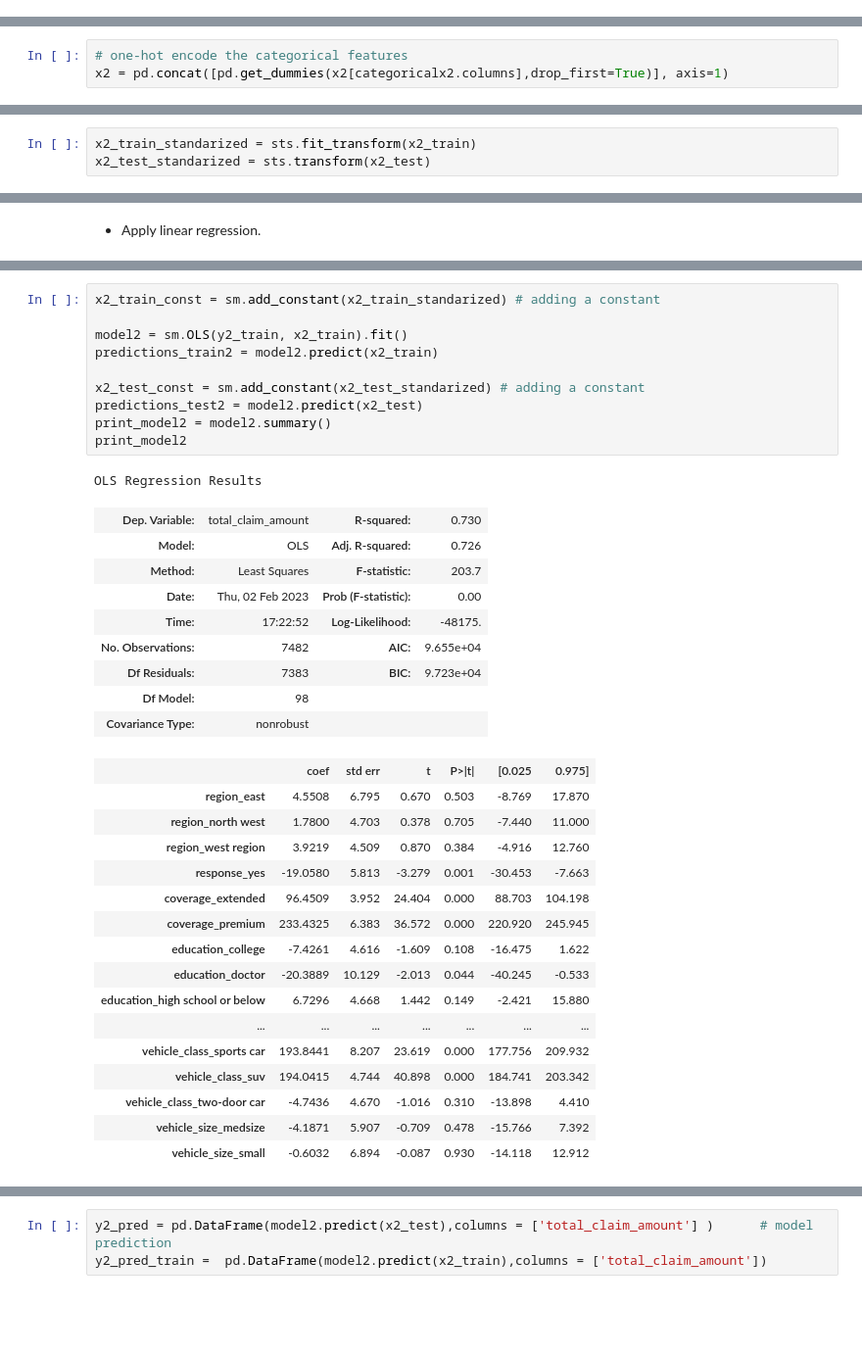
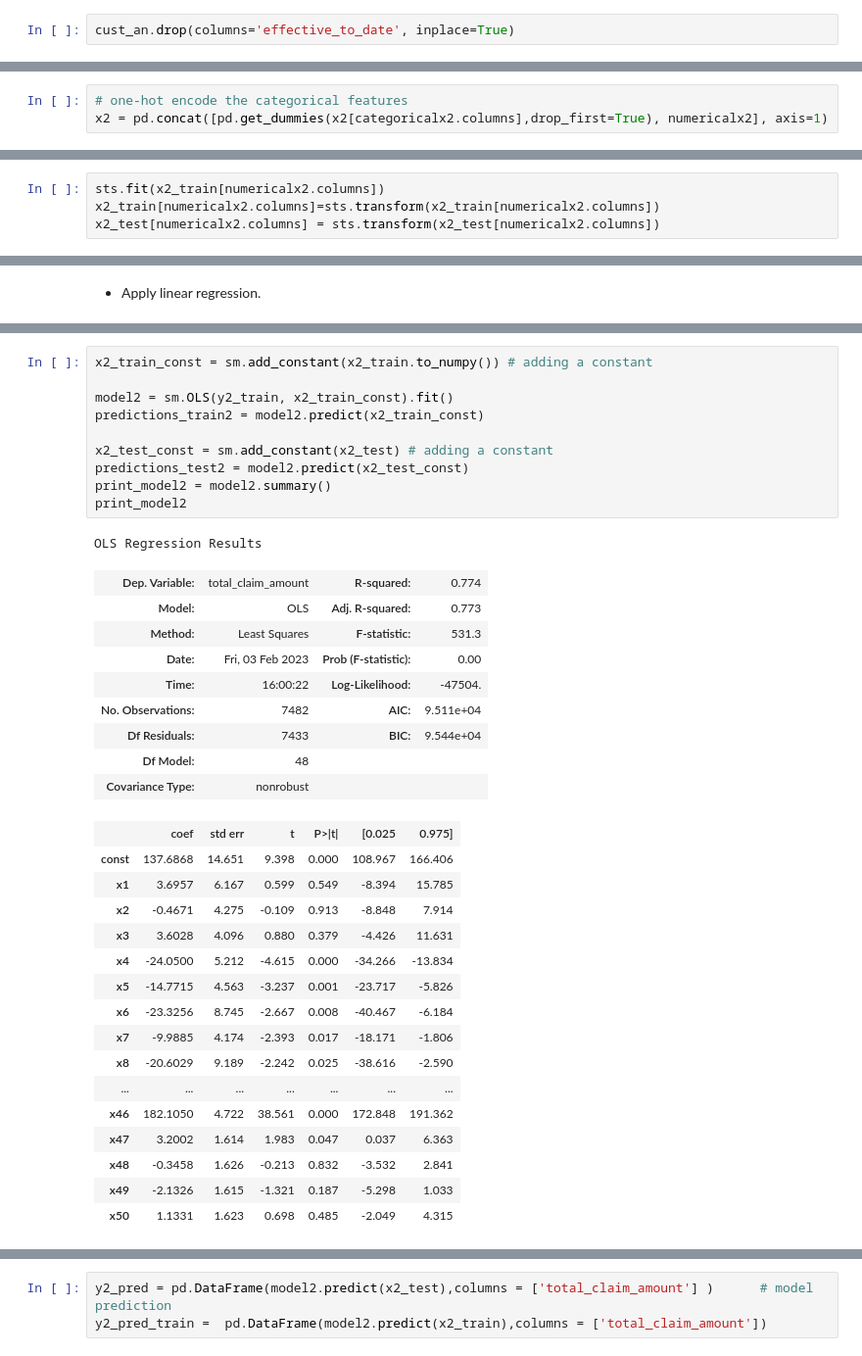
Before and after one commit to MLB-95/IH_LABS, a Jupyter notebook: LABS/week4/linear regression.ipynb, the cells around one changed output, grey strips where cells are left out. Shown at 98% size. Saved outputs shown, nothing was run; the diff lists cells and outputs as text; blank space fills up the shorter version.

```diff
--- a/LABS/week4/linear regression.ipynb
+++ b/LABS/week4/linear regression.ipynb
@@ -34,6 +34,8 @@ cust_an
 | 10687 | west region | 11971 | no | premium | college | 2/13/11 | feb | ... |
 | 10688 | central | 6857 | no | basic | bachelor | 1/8/11 | jan | ... |
 10689 rows × 24 columns
+# %%
+cust_an.drop(columns='effective_to_date', inplace=True)
 # %%
 numericalx = cust_an.select_dtypes(np.number)
 categoricalx = cust_an.select_dtypes(object)
@@ -327,3 +344,3 @@ categoricalx2 = x2.select_dtypes(object)
 # %%
 # one-hot encode the categorical features
-x2 = pd.concat([pd.get_dummies(x2[categoricalx2.columns],drop_first=True)], axis=1)
+x2 = pd.concat([pd.get_dummies(x2[categoricalx2.columns],drop_first=True), numericalx2], axis=1)
@@ -355,3 +422,4 @@ Index(['region_east', 'region_north west', 'region_west region',
 # %%
-x2_train_standarized = sts.fit_transform(x2_train)
-x2_test_standarized = sts.transform(x2_test)
+sts.fit(x2_train[numericalx2.columns])
+x2_train[numericalx2.columns]=sts.transform(x2_train[numericalx2.columns])
+x2_test[numericalx2.columns] = sts.transform(x2_test[numericalx2.columns])
@@ -384,37 +476,37 @@ dtype: float64
 # %%
-x2_train_const = sm.add_constant(x2_train_standarized) # adding a constant
+x2_train_const = sm.add_constant(x2_train.to_numpy()) # adding a constant
 
-model2 = sm.OLS(y2_train, x2_train).fit()
-predictions_train2 = model2.predict(x2_train)
+model2 = sm.OLS(y2_train, x2_train_const).fit()
+predictions_train2 = model2.predict(x2_train_const)
 
-x2_test_const = sm.add_constant(x2_test_standarized) # adding a constant
-predictions_test2 = model2.predict(x2_test)
+x2_test_const = sm.add_constant(x2_test) # adding a constant
+predictions_test2 = model2.predict(x2_test_const)
 print_model2 = model2.summary()
 print_model2
 # %% [output]
 OLS Regression Results
-| Dep. Variable: | total_claim_amount | R-squared: | 0.730 |
-| Model: | OLS | Adj. R-squared: | 0.726 |
-| Method: | Least Squares | F-statistic: | 203.7 |
-| Date: | Thu, 02 Feb 2023 | Prob (F-statistic): | 0.00 |
-| Time: | 17:22:52 | Log-Likelihood: | -48175. |
-| No. Observations: | 7482 | AIC: | 9.655e+04 |
-| Df Residuals: | 7383 | BIC: | 9.723e+04 |
-| Df Model: | 98 |  |  |
+| Dep. Variable: | total_claim_amount | R-squared: | 0.774 |
+| Model: | OLS | Adj. R-squared: | 0.773 |
+| Method: | Least Squares | F-statistic: | 531.3 |
+| Date: | Fri, 03 Feb 2023 | Prob (F-statistic): | 0.00 |
+| Time: | 16:00:22 | Log-Likelihood: | -47504. |
+| No. Observations: | 7482 | AIC: | 9.511e+04 |
+| Df Residuals: | 7433 | BIC: | 9.544e+04 |
+| Df Model: | 48 |  |  |
 | Covariance Type: | nonrobust |  |  |
 |  | coef | std err | t | P>|t| | [0.025 | 0.975] |
-| region_east | 4.5508 | 6.795 | 0.670 | 0.503 | -8.769 | 17.870 |
-| region_north west | 1.7800 | 4.703 | 0.378 | 0.705 | -7.440 | 11.000 |
-| region_west region | 3.9219 | 4.509 | 0.870 | 0.384 | -4.916 | 12.760 |
-| response_yes | -19.0580 | 5.813 | -3.279 | 0.001 | -30.453 | -7.663 |
-| coverage_extended | 96.4509 | 3.952 | 24.404 | 0.000 | 88.703 | 104.198 |
-| coverage_premium | 233.4325 | 6.383 | 36.572 | 0.000 | 220.920 | 245.945 |
-| education_college | -7.4261 | 4.616 | -1.609 | 0.108 | -16.475 | 1.622 |
-| education_doctor | -20.3889 | 10.129 | -2.013 | 0.044 | -40.245 | -0.533 |
-| education_high school or below | 6.7296 | 4.668 | 1.442 | 0.149 | -2.421 | 15.880 |
+| const | 137.6868 | 14.651 | 9.398 | 0.000 | 108.967 | 166.406 |
+| x1 | 3.6957 | 6.167 | 0.599 | 0.549 | -8.394 | 15.785 |
+| x2 | -0.4671 | 4.275 | -0.109 | 0.913 | -8.848 | 7.914 |
+| x3 | 3.6028 | 4.096 | 0.880 | 0.379 | -4.426 | 11.631 |
+| x4 | -24.0500 | 5.212 | -4.615 | 0.000 | -34.266 | -13.834 |
+| x5 | -14.7715 | 4.563 | -3.237 | 0.001 | -23.717 | -5.826 |
+| x6 | -23.3256 | 8.745 | -2.667 | 0.008 | -40.467 | -6.184 |
+| x7 | -9.9885 | 4.174 | -2.393 | 0.017 | -18.171 | -1.806 |
+| x8 | -20.6029 | 9.189 | -2.242 | 0.025 | -38.616 | -2.590 |
 | ... | ... | ... | ... | ... | ... | ... |
-| vehicle_class_sports car | 193.8441 | 8.207 | 23.619 | 0.000 | 177.756 | 209.932 |
-| vehicle_class_suv | 194.0415 | 4.744 | 40.898 | 0.000 | 184.741 | 203.342 |
-| vehicle_class_two-door car | -4.7436 | 4.670 | -1.016 | 0.310 | -13.898 | 4.410 |
-| vehicle_size_medsize | -4.1871 | 5.907 | -0.709 | 0.478 | -15.766 | 7.392 |
-| vehicle_size_small | -0.6032 | 6.894 | -0.087 | 0.930 | -14.118 | 12.912 |
+| x46 | 182.1050 | 4.722 | 38.561 | 0.000 | 172.848 | 191.362 |
+| x47 | 3.2002 | 1.614 | 1.983 | 0.047 | 0.037 | 6.363 |
+| x48 | -0.3458 | 1.626 | -0.213 | 0.832 | -3.532 | 2.841 |
+| x49 | -2.1326 | 1.615 | -1.321 | 0.187 | -5.298 | 1.033 |
+| x50 | 1.1331 | 1.623 | 0.698 | 0.485 | -2.049 | 4.315 |
```
Also changed, not shown: parts of 24 cells of this notebook.
